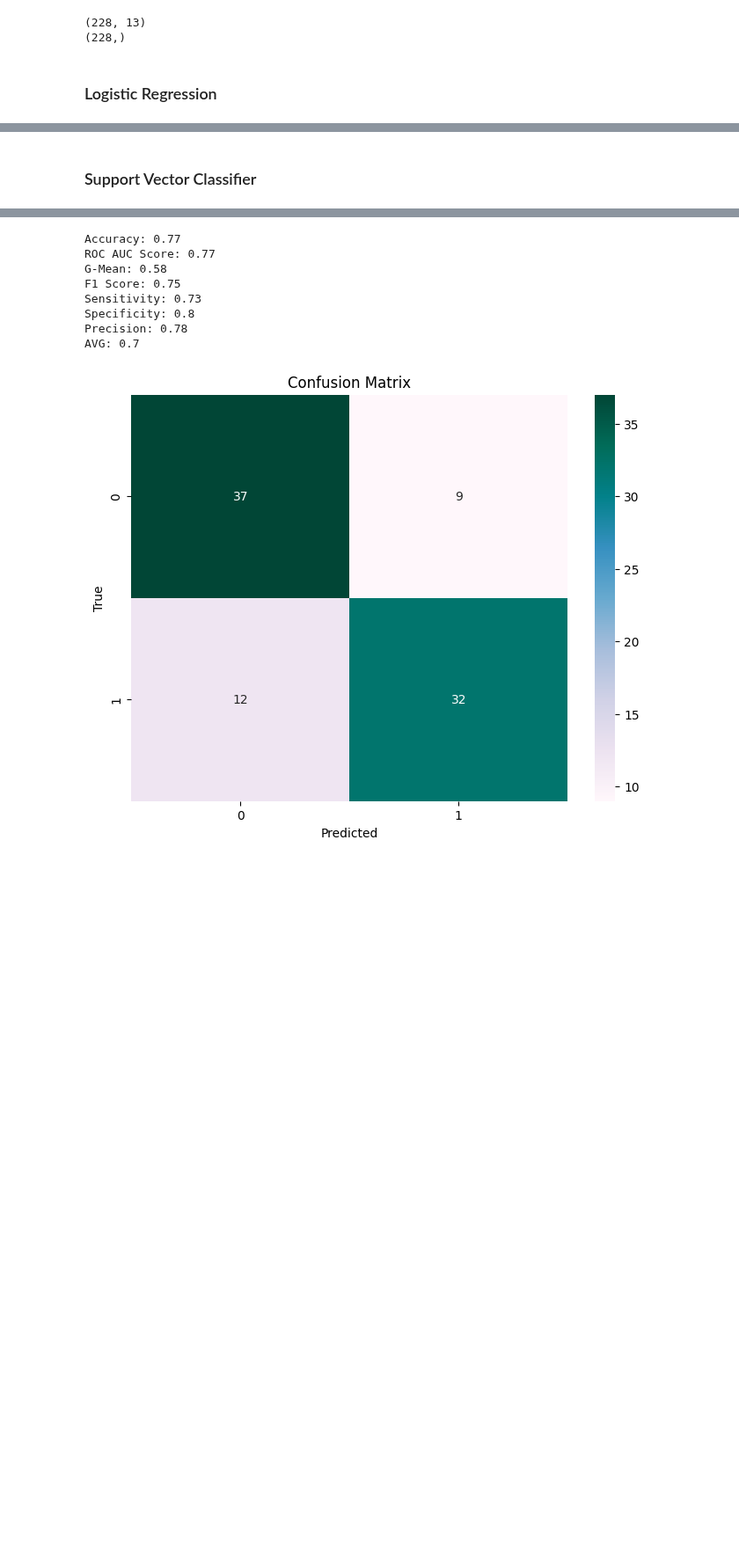
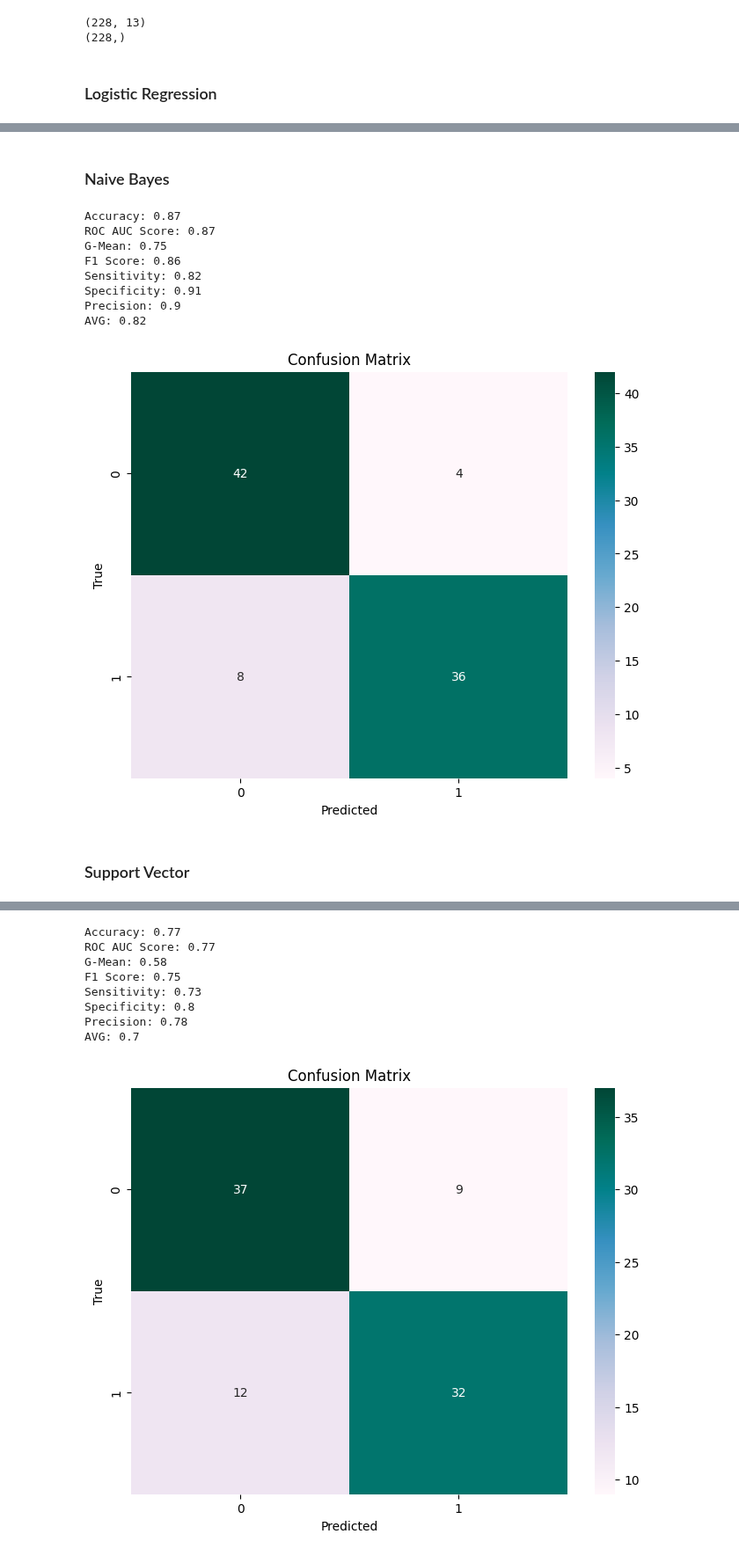
Before and after one commit to MrDomian/Heart-Disease-Risk-Prediction, a Jupyter notebook: Machine learning.ipynb, the cells around one changed output, grey strips where cells are left out. Shown at 88% size. Cells and saved outputs as stored; diff of their text form; code cells hidden in the pictures; blank space fills up the shorter version.

```diff
--- a/Machine learning.ipynb
+++ b/Machine learning.ipynb
@@ -84,5 +107,24 @@ AVG: 0.82
+# %% [markdown]
+### Naive Bayes
+# %%
+model = GaussianNB()
+
+y_pred = train_model(model, X_train, X_test, y_train)
+results, conf_matrix = generate_results(y_pred, y_test)
+display_results(results)
+display_confusion_matrix(conf_matrix)
+# %% [output]
+Accuracy: 0.87
+ROC AUC Score: 0.87
+G-Mean: 0.75
+F1 Score: 0.86
+Sensitivity: 0.82
+Specificity: 0.91
+Precision: 0.9
+AVG: 0.82
+[figure, added]
 # %% [markdown]
-### Support Vector Classifier
+### Support Vector
 # %%
 model = SVC()
 
```
Also changed, not shown: parts of 25 cells of this notebook.
